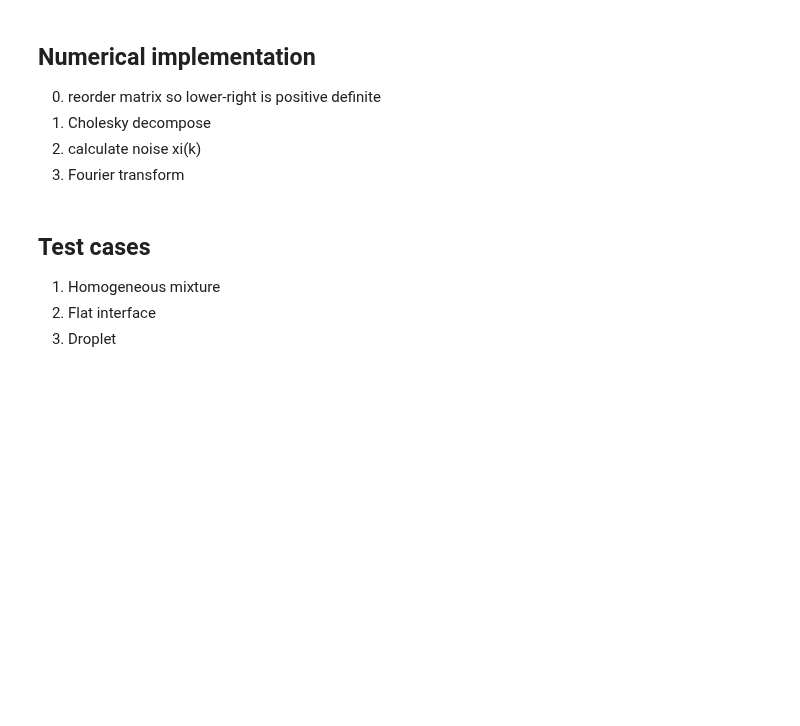
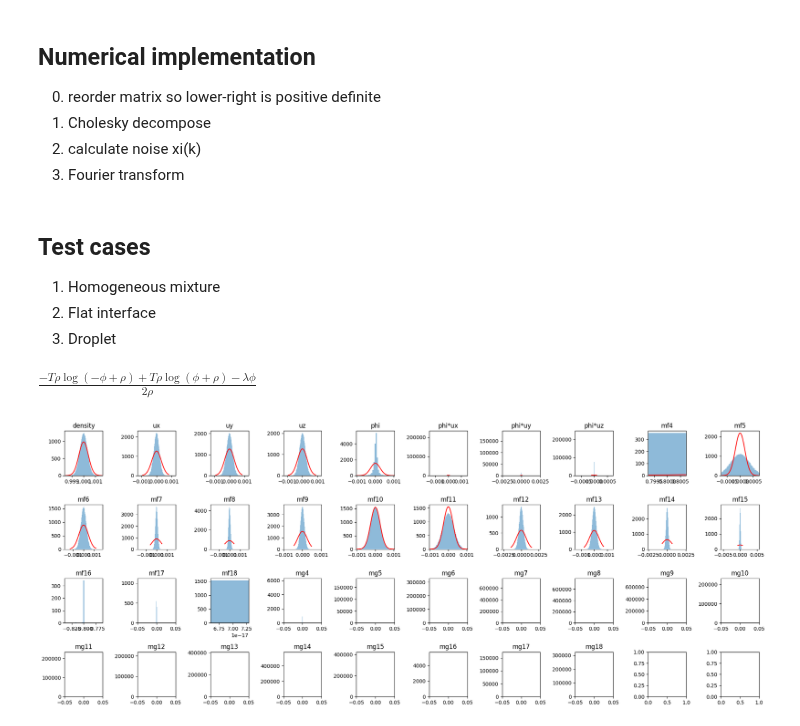
Before and after one commit to uschille/LBMeX, a Jupyter notebook: src_lbm/binary/binary-fluctuating.ipynb, the cells around one changed output. Drawn from its saved outputs; the diff is of its cells as text; code cells hidden in the pictures; blank space fills up the shorter version.

```diff
--- a/src_lbm/binary/binary-fluctuating.ipynb
+++ b/src_lbm/binary/binary-fluctuating.ipynb
@@ -737,6 +741,16 @@ import matplotlib.pyplot as plt
 import yt
 from yt.frontends.boxlib.data_structures import AMReXDataset
 yt.set_log_level(50)
+# %%
+r, p, t, k, l = sp.symbols(r"rho, phi, T, kappa, lambda")
+psi = (l/4)*r*(1 - (p/r)**2) - t*r + (t/2)*(r + p)*sp.ln((r + p)/2) + (t/2)*(r - p)*sp.ln((r - p)/2)
+
+du_p = sp.Derivative(psi, p).doit().simplify()
+du_r = sp.Derivative(psi, r).doit().simplify()
+delta_u = du_p + du_r
+du_p
+# %% [output]
+$\displaystyle \frac{- T \rho \log{\left(- \phi + \rho \right)} + T \rho \log{\left(\phi + \rho \right)} - \lambda \phi}{2 \rho}$
 # %%
 def gaussian(x, mu, sigma):
     return np.exp(-(((x - mu)/sigma)**2)/2)/(np.sqrt(2.*np.pi)*sigma)
@@ -749,7 +763,7 @@ T = 0.6
 mobility = 1.0
 mu0 = 0
 mu_phi = -lamda/(2*rho0) + T*rho0/(rho0**2-phi0**2)
-temperature = 0.001
+temperature = 1e-7
 
 pdict = {
     rho:rho0,
@@ -780,3 +785,12 @@ steps = np.s_[1:11]
+# %%
+moments = (  [ 'density', 'ux', 'uy', 'uz', 'phi', 'phi*ux', 'phi*uy', 'phi*uz' ]
+           + [ 'mf'+str(i) for i in range(4,19) ]
+           + [ 'mg'+str(i) for i in range(4,19) ])
+meq = dict(zip(moments, meq))
+covars = dict(zip(moments, covars))
+
+show = np.s_[:38]
+steps = np.s_[1:101]
 # %%
 ts = yt.load('noise/plt?????')
 
@@ -787,15 +801,28 @@ for m in moments[show]:
         values[m].append(ds.all_data()[m])
     values[m] = np.array(values[m])
 # %%
-cols = 4
+from scipy.stats import norm
+
+cols = 10
 rows = (len(values)+cols-1)//cols
 
 fig, axes = plt.subplots(rows, cols, figsize=(cols*2,rows*2))
 
 for ax, m in zip(axes.ravel(),values):
-    counts, bins = np.histogram(values[m].ravel(), bins=100, density=True)
+    data = values[m].ravel(),
+    counts, bins = np.histogram(data, bins=100, density=True)
     x = 0.5*(bins[1:]+bins[:-1])
     ax.bar(x, counts, width=x[1]-x[0], alpha=0.5)
-    ax.plot(x, gaussian(x, meq[m], covars[m]))
+    mu, std = norm.fit(data)
+    mu_predict = meq[m]
+    std_predict = np.sqrt(covars[m])
+    ax.plot(x, gaussian(x, mu_predict, std_predict), color = 'r')
     ax.set_title(m)
+    ax.set_xlim([mu_predict - 4*std_predict, mu_predict + 4*std_predict])
+    # print(f"Mean {m}")
+    # print(f"actual:{mu:.3e} predict:{mu_predict:.3e}")
+    # print(f"stdev {m}")
+    # print(f"actual:{std:.3e} predict:{std_predict:.3e}")
 fig.tight_layout()
+# %% [output]
+[figure, added]
```
Also changed, not shown: parts of 3 cells of this notebook.
